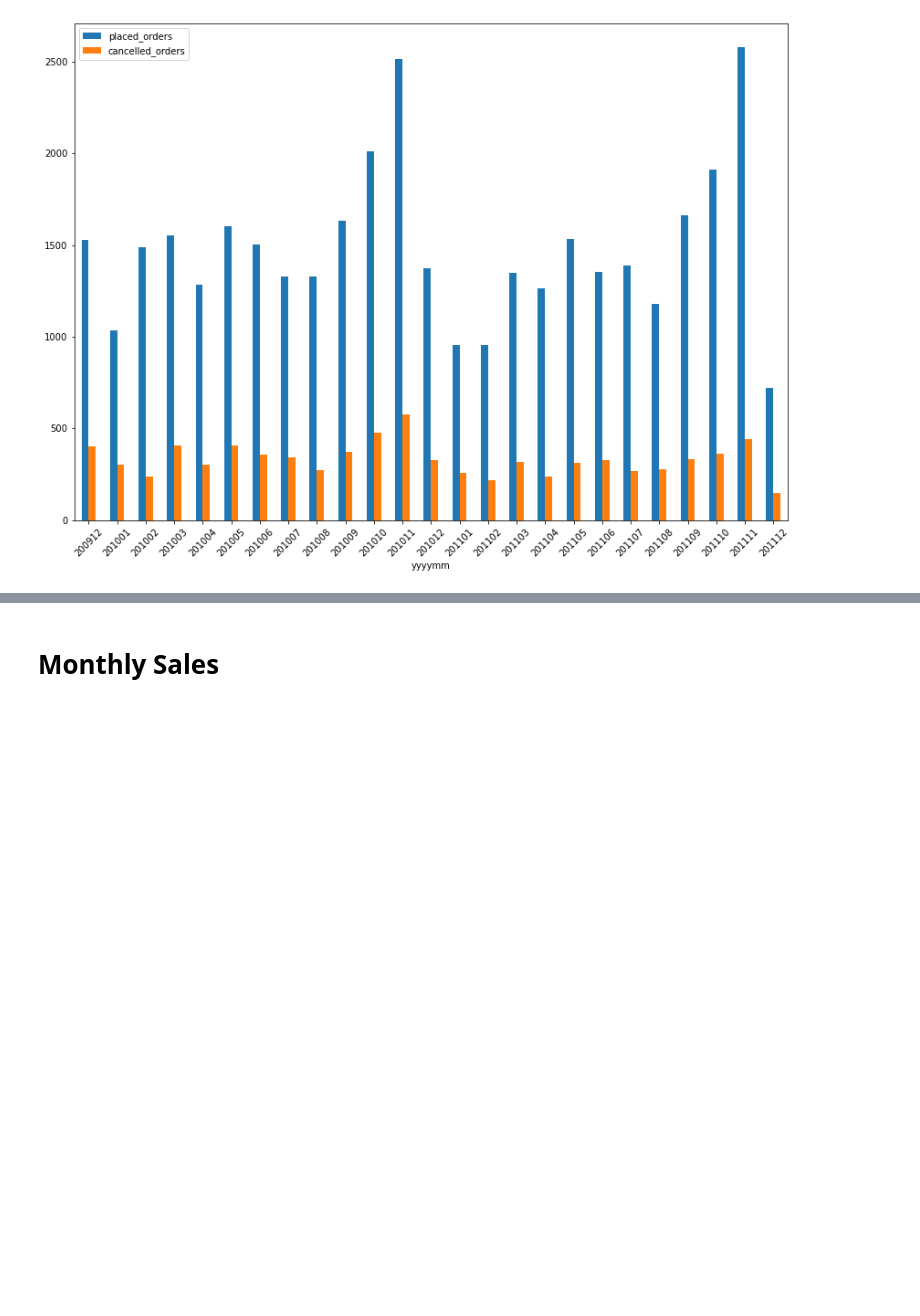
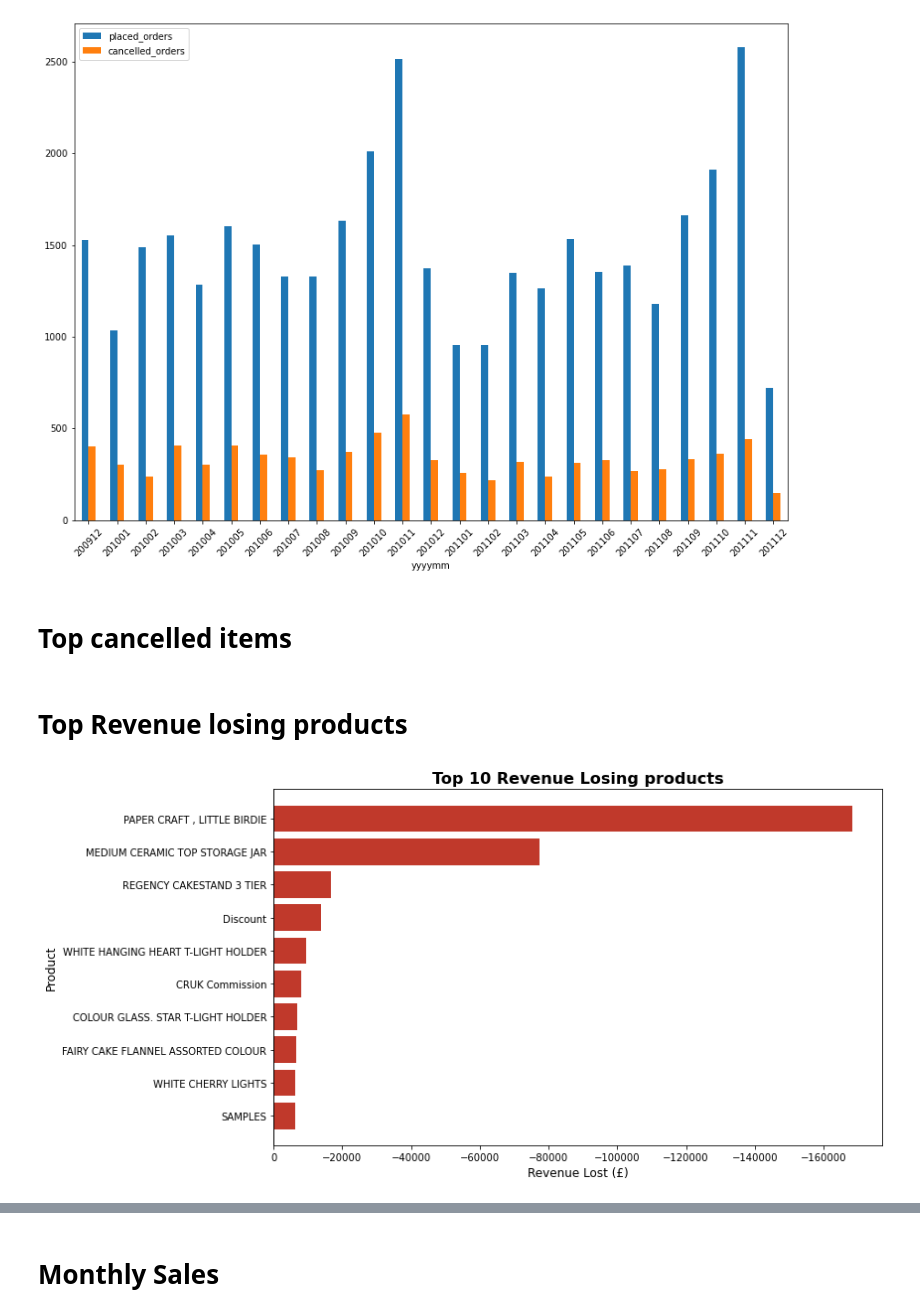
Before and after one commit to jarviscanada/jarvis_data_eng_FredeEmnetu, a Jupyter notebook: python_data_analytics/python_data_wrangling/retail_data_analytics_wrangling.ipynb, the cells around one changed output, grey strips where cells are left out. Cells and saved outputs as stored; diff of their text form; code cells hidden in the pictures; blank space fills up the shorter version.

```diff
--- a/python_data_analytics/python_data_wrangling/retail_data_analytics_wrangling.ipynb
+++ b/python_data_analytics/python_data_wrangling/retail_data_analytics_wrangling.ipynb
@@ -240,3 +181,53 @@ plt.xticks(rotation=45)
 plt.show()
 # %% [output]
 [figure]
+# %% [markdown]
+# Top cancelled items
+# %%
+exclude = ['Manual', 'POSTAGE', 'DOTCOM POSTAGE', 'AMAZON FEE', 'Bank Charges']
+top_cancelled = (
+    retail_df[
+        (retail_df['is_cancelled'] == True) &
+        (~retail_df['description'].isin(exclude))
+    ]
+    .groupby('description')
+    .agg(
+        total_revenue=('revenue', 'sum'),
+        total_quantity=('quantity', 'sum'),
+        num_cancellations=('invoice_no', 'count')
+    )
+    .sort_values('total_revenue')
+    .head(10)
+    .reset_index()
+)
+# %% [markdown]
+# Top Revenue losing products
+# %%
+# Filter out Manual and take top 10 real products
+plot_data = (
+    top_cancelled
+    .groupby('description')
+    .agg(
+        total_revenue=('total_revenue', 'sum'),
+        num_cancellations=('num_cancellations', 'sum')
+    )
+    .sort_values('total_revenue')
+    .head(10)
+    .reset_index()
+)
+
+fig, ax = plt.subplots(figsize=(12, 6))
+
+bars = ax.barh(plot_data['description'], plot_data['total_revenue'], color='#c0392b')
+
+ax.set_title('Top 10 Revenue Losing products', fontsize=16, fontweight='bold')
+ax.set_xlabel('Revenue Lost (£)', fontsize=12)
+ax.set_ylabel('Product', fontsize=12)
+ax.axvline(x=0, color='black', linewidth=0.8)
+ax.invert_yaxis()
+ax.invert_xaxis()
+
+plt.tight_layout()
+plt.savefig('revenue_losing_items.png', dpi=150, bbox_inches='tight')
+# %% [output]
+[figure, added]
```
Also changed, not shown: parts of 26 cells of this notebook, 19 other files.
